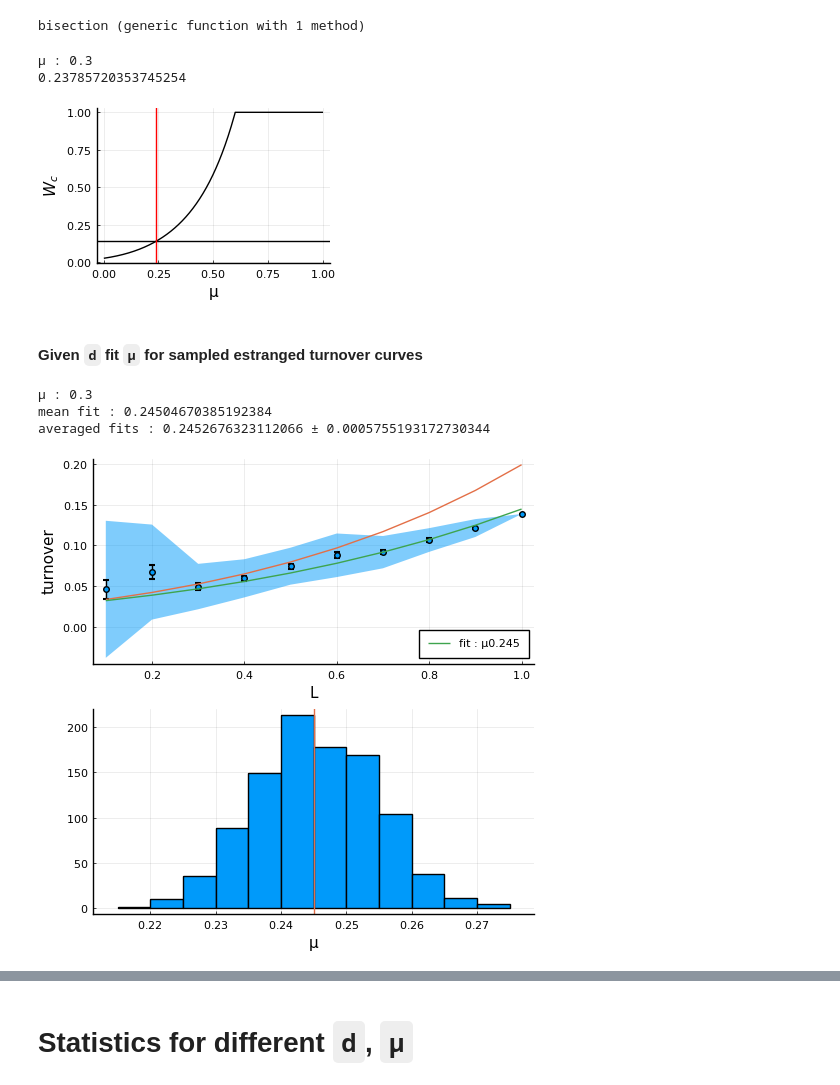
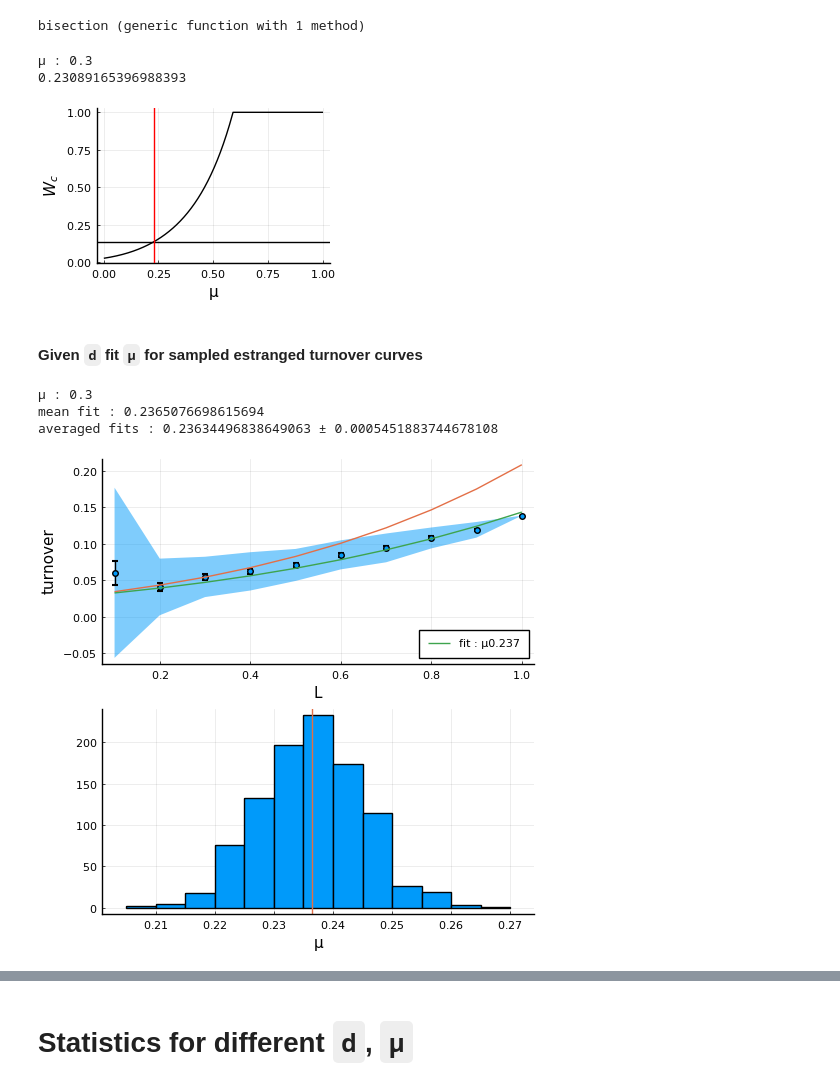
Before and after one commit to aangaji/Turnover, a Jupyter notebook: inference.ipynb, the cells around one changed output, grey strips where cells are left out. Drawn from its saved outputs; the diff is of its cells as text; code cells hidden in the pictures.

```diff
--- a/inference.ipynb
+++ b/inference.ipynb
@@ -163,12 +154,12 @@ estranged_tumor = out[:tumor][1:cutoff] |> DataFrame
 # %%
 # ### load
 b, d, mu, N, Nthresh = (b=1., d=0.3, μ=0.3, N=200000, Nthresh=2000)
-M = 873
-tumor = data_import("turnover_data/simulated_tumors/tumor_N$(N)_b$(b)_d$(d)_μ$(mu)_Nthresh$(Nthresh)_M$(M).csv", delim=",");
+Mc = 873
+tumor = data_import("turnover_data/simulated_tumors/tumor_N$(N)_b$(b)_d$(d)_μ$(mu)_Nthresh$(Nthresh)_M$(Mc).csv", delim=",");
 
-orphaned_tumor = tumor |> DataFrame |> df -> remove_mutations(df, 1:M-1)
+orphaned_tumor = tumor |> DataFrame |> df -> remove_mutations(df, 1:Mc-1)
 
-estranged_tumor = tumor[1:M,:] |> DataFrame
+estranged_tumor = tumor[1:Mc,:] |> DataFrame
 
 (orphaned_tumor, estranged_tumor) .|> nrow |> println
 # %% [output]
@@ -343,14 +334,14 @@ end
 # %% [output]
 bisection (generic function with 1 method)
 # %%
-let d = 0.4
+let d = 0.41
     global b, Nthresh, mu
     t = estranged_turnover
 
     W_c = estranged_treeless(filter(h->!iszero(h.n), estranged_tumor)) |> df -> sum(df.isestranged)/sum(df.isgreen)
 
-#     mu_solve, n = bisection(mu -> min(1., W_estranged(d; b=b, μ=mu, T=log(Nthresh)/(b-d)))- W_c, [0.01,0.99], 100)
-    mu_solve = fzero(mu -> min(1., W_estranged(d; b=b, μ=mu, T=log(Nthresh)/(b-d)))- W_c, 0.01, 1.)
+    mu_solve, n = bisection(mu -> min(1., W_estranged(d; b=b, μ=mu, T=log(Nthresh)/(b-d)))- W_c, [0.01,0.99], 100)
+#     mu_solve = fzero(mu -> min(1., W_estranged(d; b=b, μ=mu, T=log(Nthresh)/(b-d)))- W_c, 0.01, 1.)
 
     println("μ : ", mu)
     println(mu_solve)
@@ -360,41 +351,41 @@ let d = 0.4
 end
 # %% [output]
 μ : 0.3
-0.23785720353745254
+0.23089165396988393
 [figure]
 # %% [markdown]
 #### Given `d` fit `μ` for sampled estranged turnover curves
 # %%
-let d = 0.4
+let d = 0.41
     t = estranged_turnover
     global b, Nthresh, mu
     function model(Ls, p)
         local mu = p[1]
         (mu<=0. || mu>=1.) && return fill(Inf, length(Ls))
         map( Ls ) do L
             min(1., W_estranged(d; b=b, μ=mu*L, T=log(Nthresh)/(b-d)))
         end
     end
     fit = curve_fit(model, Ls, mean.(t), [0.5])
     mu_fit = fit.param[1]
 
     p1 = scatter(Ls, mean.(t), ribbon=std.(t), yerror = std.(t)./sqrt.(length.(t)), lab="", xlab=:L, ylab=:turnover, legend=:bottomright)
     plot!(Ls, model(Ls, [mu]), lab="" )
     plot!(Ls, model(Ls, fit.param), lab="fit : μ$(round(mu_fit,digits=3))" )
 
     tvecs = [ rand.(t) for _=1:1000 ]
     fits = map( tp-> curve_fit(model, Ls, tp, [0.5]), tvecs)
     mu_fits = getindex.(getfield.(fits, :param),1)
     p2 = histogram(mu_fits, xlab="μ", lab="")
     vline!([mu_fit], lab="")
 
     println("μ : ", mu)
     println("mean fit : ", mu_fit)
     println("averaged fits : ", mean(mu_fits), " ± ", 1.96*std(mu_fits)/sqrt(length(mu_fits)))
     plot(p1, p2, layout=(2,1), size=(500,500))
 end
 # %% [output]
 μ : 0.3
-mean fit : 0.24504670385192384
-averaged fits : 0.2452676323112066 ± 0.0005755193172730344
+mean fit : 0.2365076698615694
+averaged fits : 0.23634496838649063 ± 0.0005451883744678108
-[figure, old version]
+[figure, new version]
```
Also changed, not shown: parts of 40 cells of this notebook, 26 other files.
